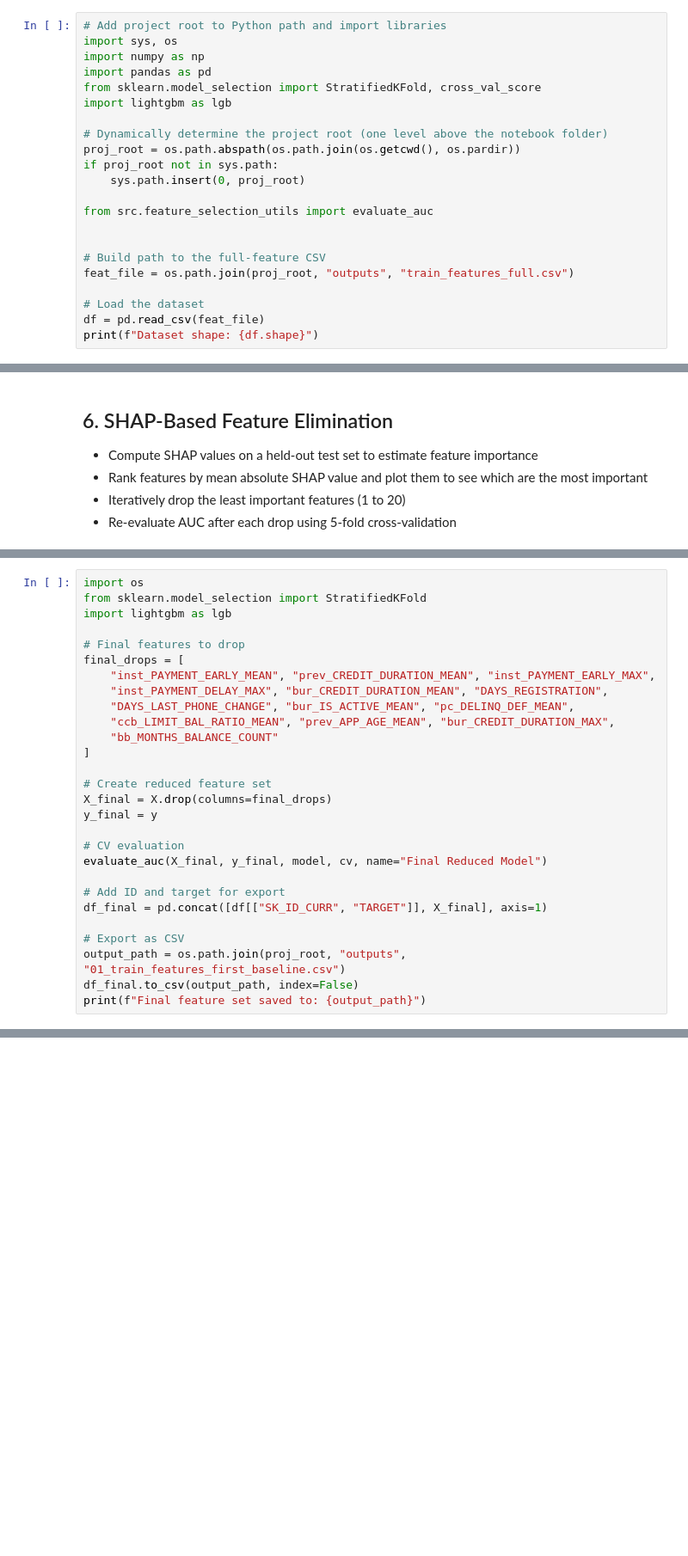
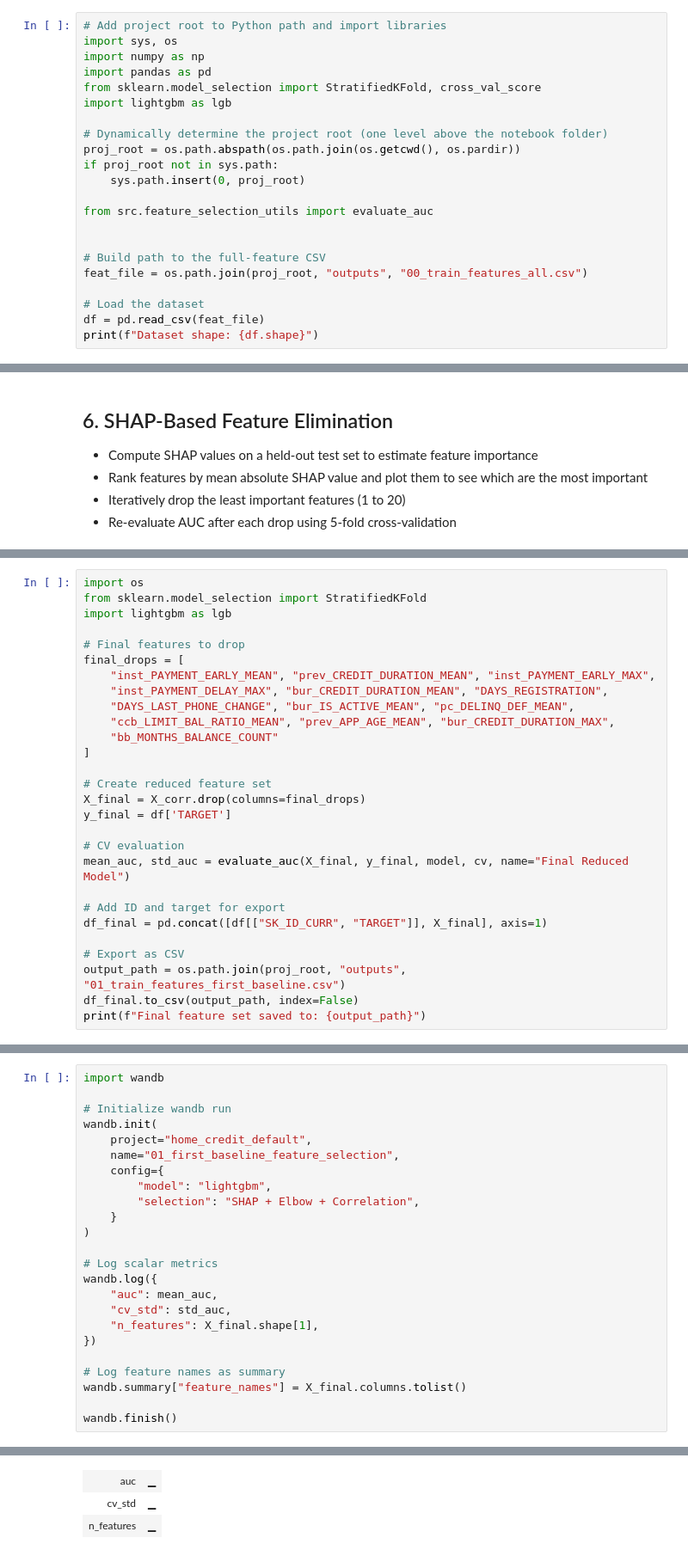
Before and after one commit to timgruenecker/Home_Credit_Project, a Jupyter notebook: notebooks/05_feature_selection.ipynb, the cells around one changed output, grey strips where cells are left out. Shown: that part at 86% size. Saved outputs shown, nothing was run; the diff lists cells and outputs as text; blank space fills up the shorter version.

Commit message:
completed first auto feature search

```diff
--- a/notebooks/05_feature_selection.ipynb
+++ b/notebooks/05_feature_selection.ipynb
@@ -27,7 +27,7 @@ from src.feature_selection_utils import evaluate_auc
 
 
 # Build path to the full-feature CSV
-feat_file = os.path.join(proj_root, "outputs", "train_features_full.csv")
+feat_file = os.path.join(proj_root, "outputs", "00_train_features_all.csv")
 
 # Load the dataset
 df = pd.read_csv(feat_file)
@@ -315,11 +314,11 @@ final_drops = [
 ]
 
 # Create reduced feature set
-X_final = X.drop(columns=final_drops)
-y_final = y
+X_final = X_corr.drop(columns=final_drops)
+y_final = df['TARGET']
 
 # CV evaluation
-evaluate_auc(X_final, y_final, model, cv, name="Final Reduced Model")
+mean_auc, std_auc = evaluate_auc(X_final, y_final, model, cv, name="Final Reduced Model")
 
 # Add ID and target for export
 df_final = pd.concat([df[["SK_ID_CURR", "TARGET"]], X_final], axis=1)
@@ -333,0 +340,25 @@ Final feature set saved to: c:\Users\timgr_\OneDrive\Desktop\Master_Studium\3. S
+# %%
+import wandb
+
+# Initialize wandb run
+wandb.init(
+    project="home_credit_default",
+    name="01_first_baseline_feature_selection",
+    config={
+        "model": "lightgbm",
+        "selection": "SHAP + Elbow + Correlation",
+    }
+)
+
+# Log scalar metrics
+wandb.log({
+    "auc": mean_auc,
+    "cv_std": std_auc,
+    "n_features": X_final.shape[1],
+})
+
+# Log feature names as summary
+wandb.summary["feature_names"] = X_final.columns.tolist()
+
+wandb.finish()
+# %% [output]
@@ -333,0 +373,3 @@ Final feature set saved to: c:\Users\timgr_\OneDrive\Desktop\Master_Studium\3. S
+| auc | ▁ |
+| cv_std | ▁ |
+| n_features | ▁ |
```
Also changed, not shown: parts of 9 cells of this notebook, 3 other files.
